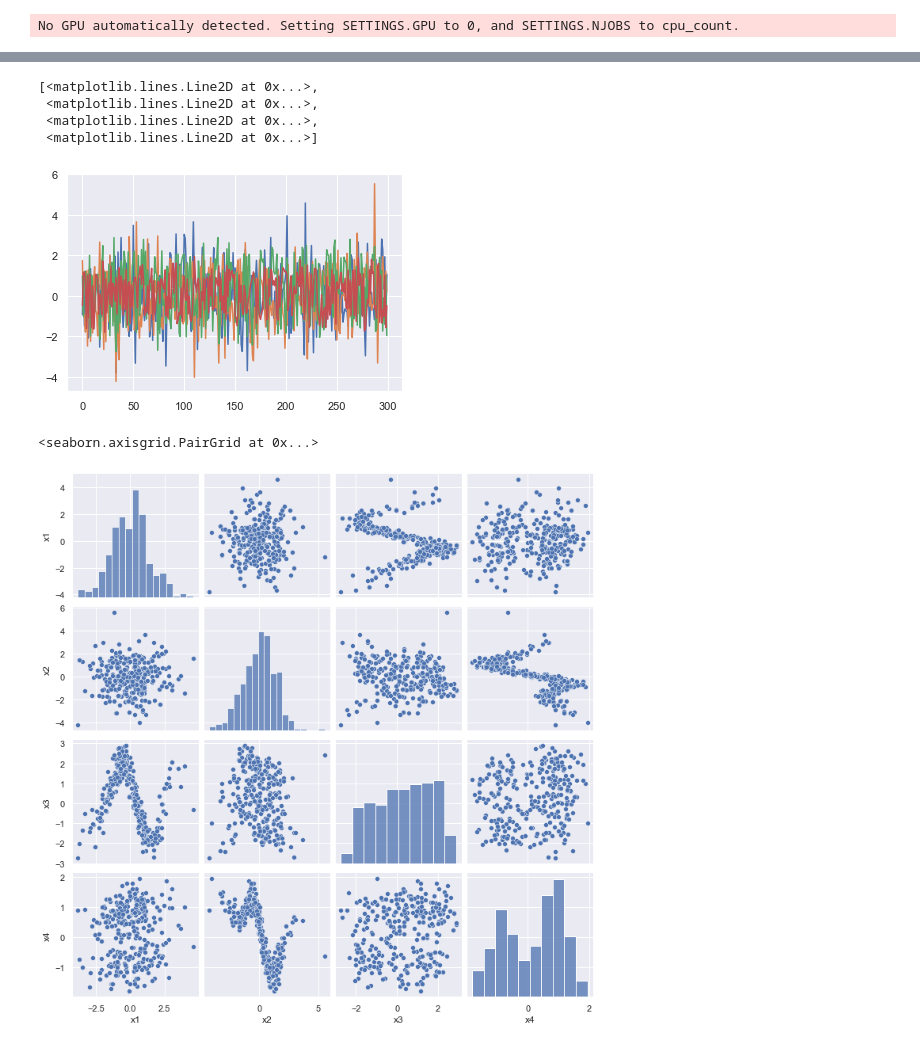
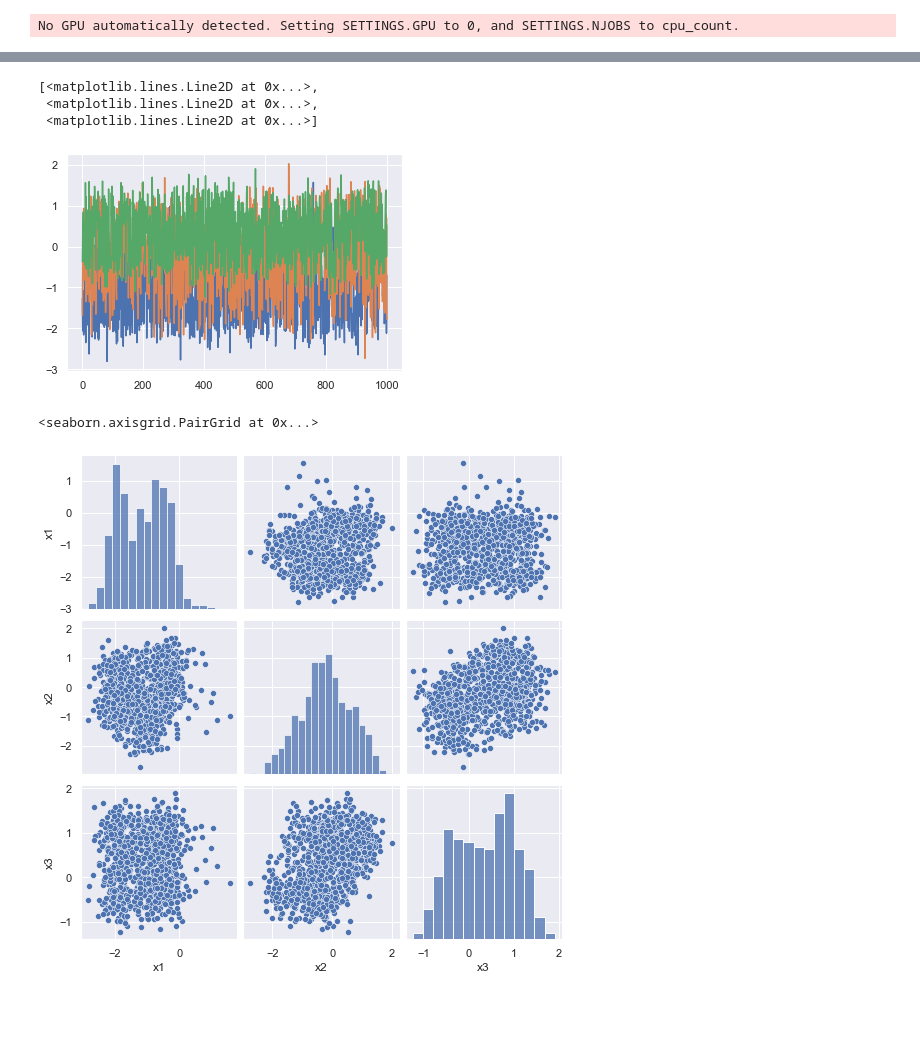
Before and after one commit to JerryLiuMY/MeDIL_dev, a Jupyter notebook: GP.ipynb, the cells around one changed output, grey strips where cells are left out. Drawn from its saved outputs; the diff is of its cells as text; code cells hidden in the pictures; blank space fills up the shorter version.

```diff
--- a/GP.ipynb
+++ b/GP.ipynb
@@ -18,6 +18,6 @@ with open("learning/simulateGP.R", "r") as f:
     string = f.read()
 sampleDataFromG = STAP(string, "sampleDataFromG")
 # %%
-n = 300
-G_bi = np.array([[1, 0], [1, 1]], dtype="float64")
-G = biadj_to_adj(G_bi)
+n = 1000
+G_bi = np.array([[1, 1, 0], [0, 1, 1]], dtype="float64")
+vis.show_dag(G_bi)
@@ -28,2 +26,3 @@ vis.show_dag(G_bi)
 # %%
-x = sampleDataFromG.sampleDataFromG(n, G)
+G = biadj_to_adj(G_bi)
+x = sampleDataFromG.sampleDataFromG(n, G)[:, -3:]
@@ -32,12 +47,11 @@ plt.plot(x)
 # %% [output]
 [<matplotlib.lines.Line2D at 0x...>,
  <matplotlib.lines.Line2D at 0x...>,
- <matplotlib.lines.Line2D at 0x...>,
  <matplotlib.lines.Line2D at 0x...>]
-[figure, old version]
+[figure, new version]
 # %%
-df_x = pd.DataFrame(x, columns=["x1", "x2", "x3", "x4"])
+df_x = pd.DataFrame(x, columns=["x1", "x2", "x3"])
 sns.pairplot(df_x)
 # %% [output]
 <seaborn.axisgrid.PairGrid at 0x...>
-[figure, old version]
+[figure, new version]
```
Also changed, not shown: parts of 9 cells of this notebook, 7 other files.
